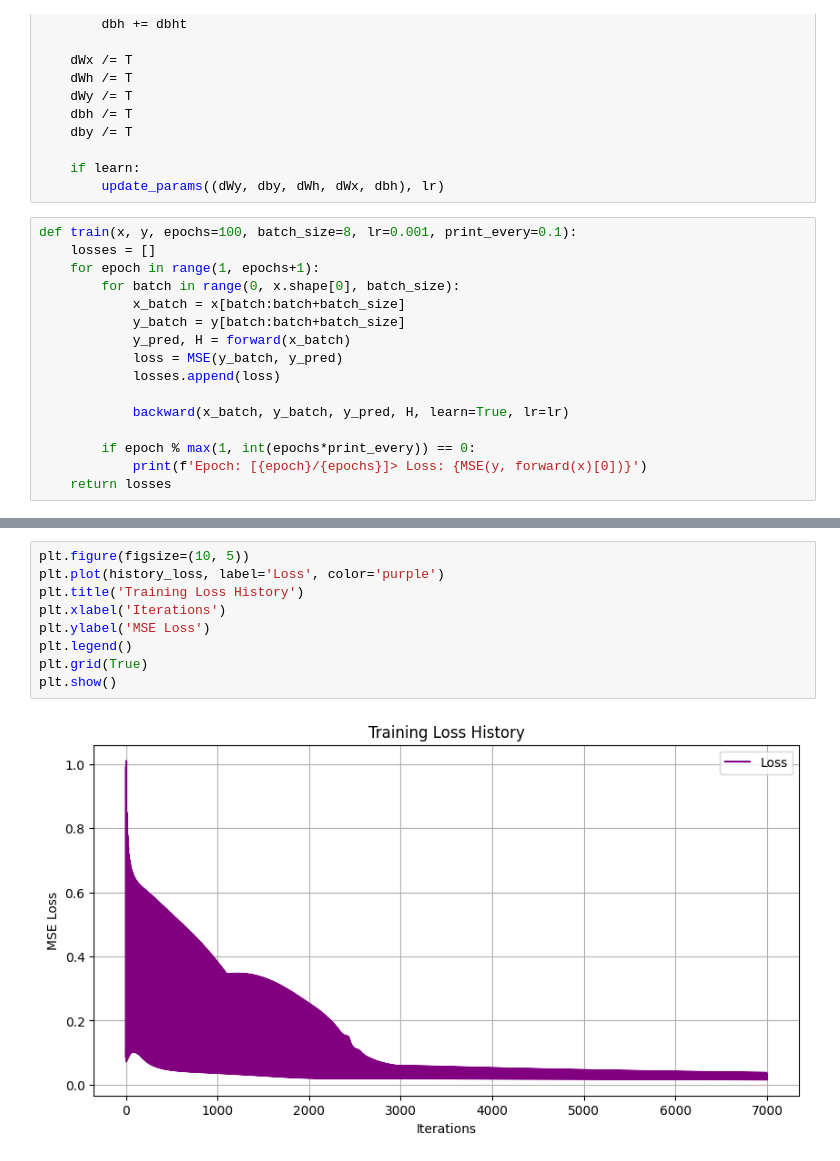
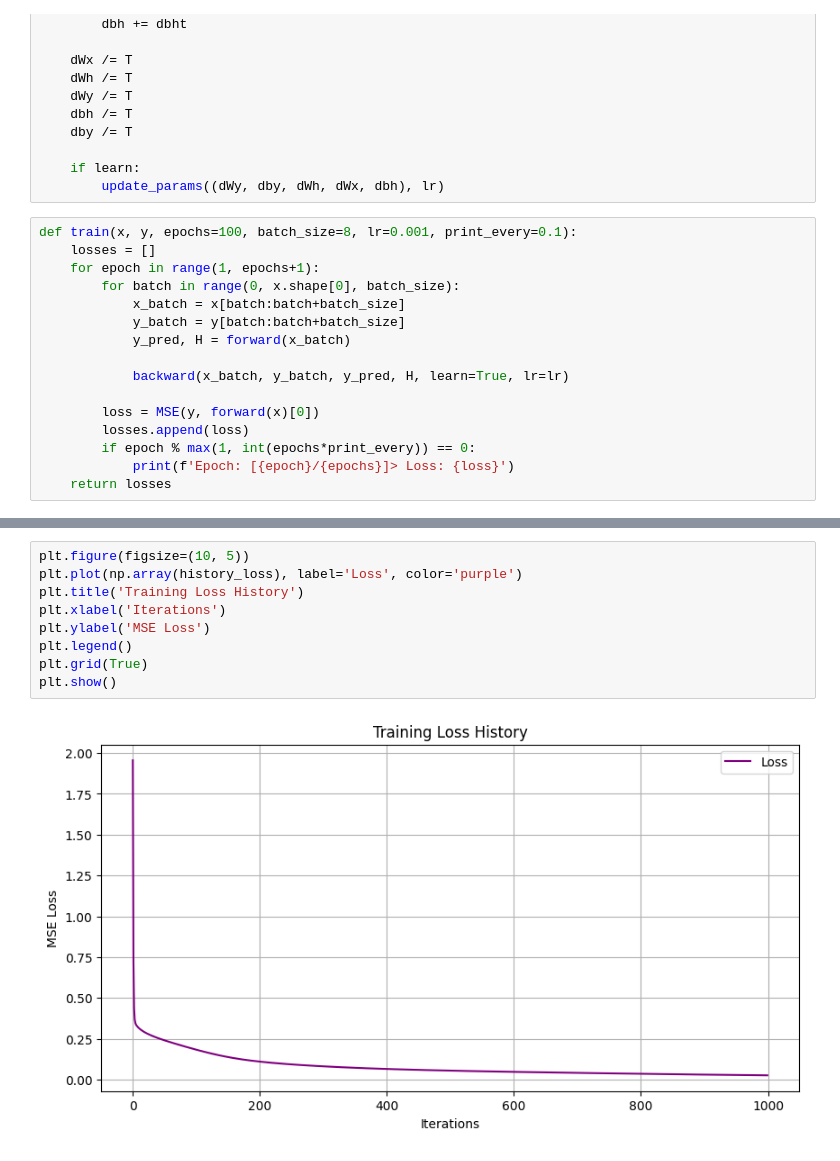
Before and after one commit to OT1devl/Deep-Learning, a Jupyter notebook: Python/only_numpy/no_oop/RNNs/RNN/RNN_example.ipynb, the cells around one changed output, grey strips where cells are left out. Drawn from its saved outputs; the diff is of its cells as text.

```diff
--- a/Python/only_numpy/no_oop/RNNs/RNN/RNN_example.ipynb
+++ b/Python/only_numpy/no_oop/RNNs/RNN/RNN_example.ipynb
@@ -131,13 +131,13 @@ def train(x, y, epochs=100, batch_size=8, lr=0.001, print_every=0.1):
             x_batch = x[batch:batch+batch_size]
             y_batch = y[batch:batch+batch_size]
             y_pred, H = forward(x_batch)
-            loss = MSE(y_batch, y_pred)
-            losses.append(loss)
 
             backward(x_batch, y_batch, y_pred, H, learn=True, lr=lr)
 
+        loss = MSE(y, forward(x)[0])
+        losses.append(loss)
         if epoch % max(1, int(epochs*print_every)) == 0:
-            print(f'Epoch: [{epoch}/{epochs}]> Loss: {MSE(y, forward(x)[0])}')
+            print(f'Epoch: [{epoch}/{epochs}]> Loss: {loss}')
     return losses
 # %%
 history_loss = train(x=X, y=y, epochs=1000, batch_size=32, lr=0.001, print_every=0.1)
@@ -155,14 +155,14 @@ Epoch: [1000/1000]> Loss: 0.04217157414083061
 # %%
 plt.figure(figsize=(10, 5))
-plt.plot(history_loss, label='Loss', color='purple')
+plt.plot(np.array(history_loss), label='Loss', color='purple')
 plt.title('Training Loss History')
 plt.xlabel('Iterations')
 plt.ylabel('MSE Loss')
 plt.legend()
 plt.grid(True)
 plt.show()
 # %% [output]
-[figure, old version]
+[figure, new version]
 # %%
 predictions, _ = forward(X)
 plt.figure(figsize=(12, 6))
```
Also changed, not shown: parts of 4 cells of this notebook.
